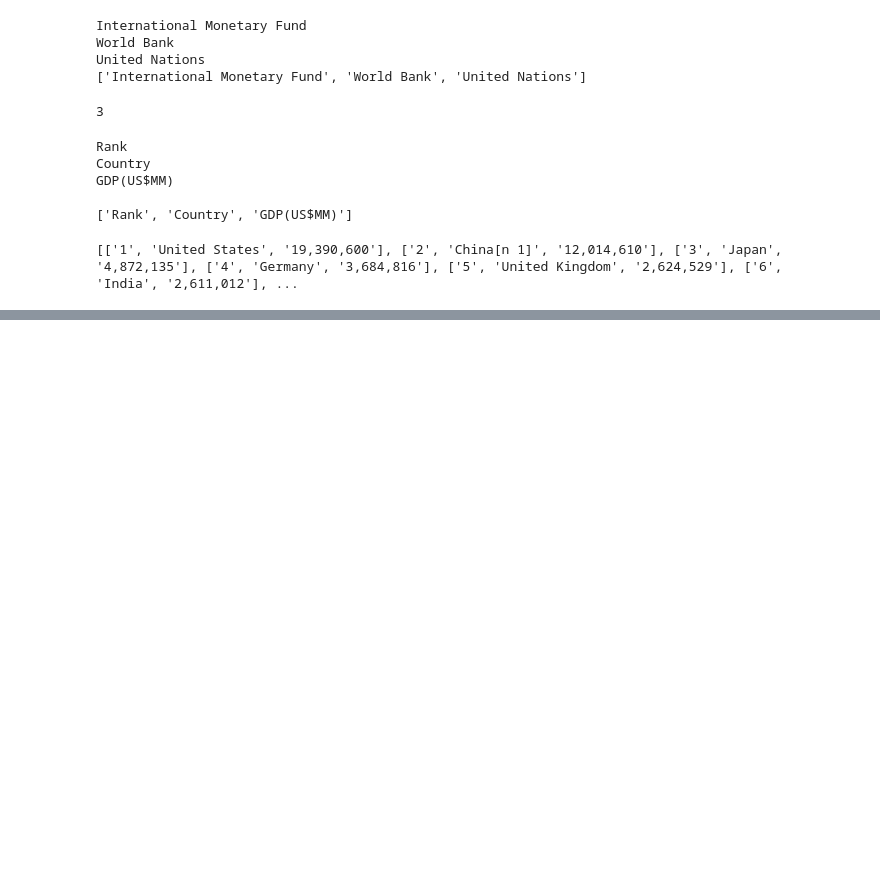
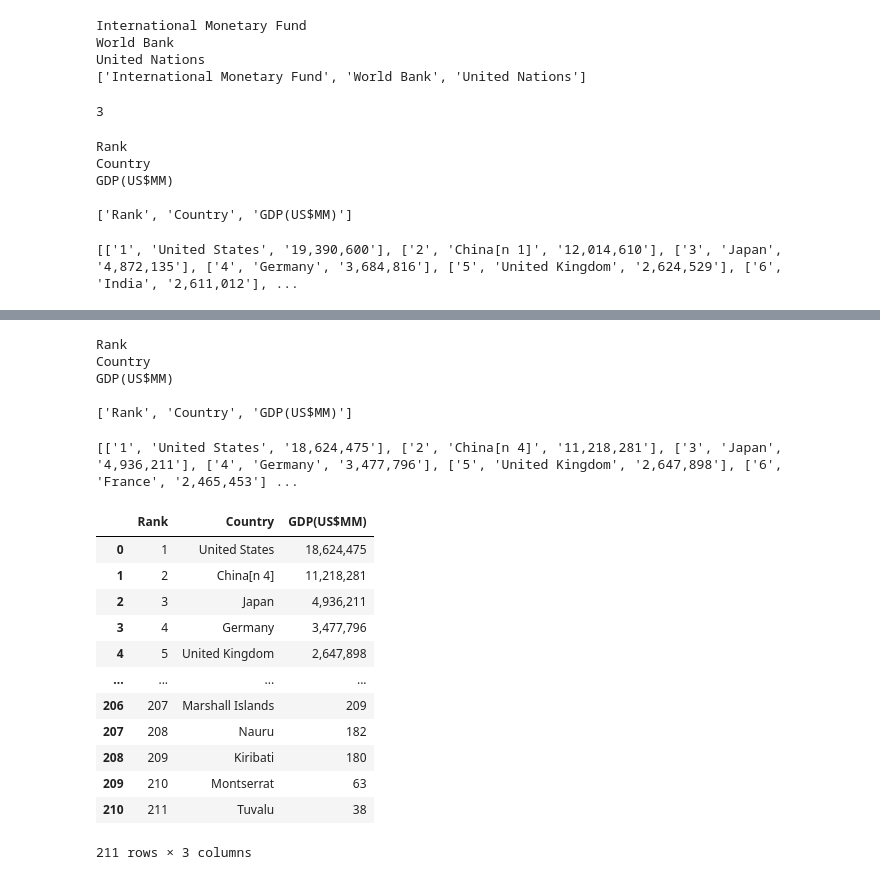
Before and after one commit to LincolnBrownBellevue/DSC540, a Jupyter notebook: Wks5-6/DSC540_Wks5&6_LincolnBrown.ipynb, the cells around one changed output, grey strips where cells are left out. Drawn from its saved outputs; the diff is of its cells as text; code cells hidden in the pictures; blank space fills up the shorter version.

```diff
--- a/Wks5-6/DSC540_Wks5&6_LincolnBrown.ipynb
+++ b/Wks5-6/DSC540_Wks5&6_LincolnBrown.ipynb
@@ -326,0 +357,41 @@ GDP(US$MM)
+# %%
+# Get third table's (un) headers
+un_data_table = data_tables[2][0]
+#print(imf_data_table)
+un_headers = []
+for header in un_data_table.thead:
+    print(header.text)
+    headers = header.text.split()
+    un_headers = headers
+
+print(un_headers)
+# %% [output]
+Rank
+Country
+GDP(US$MM)
+
+['Rank', 'Country', 'GDP(US$MM)']
+# %%
+# Get the data for the UN table
+un_rows = un_data_table.findAll('tr')
+un_data_rows1 = [[clean_gdp(index, td) for index, td in enumerate(tr.findAll('td'))] for tr in un_rows[2:]]
+print(un_data_rows1)
+# %% [output]
+[['1', 'United States', '18,624,475'], ['2', 'China[n 4]', '11,218,281'], ['3', 'Japan', '4,936,211'], ['4', 'Germany', '3,477,796'], ['5', 'United Kingdom', '2,647,898'], ['6', 'France', '2,465,453'] ...
+# %%
+un_df = pd.DataFrame(un_data_rows1, columns=un_headers)
+un_df
+# %% [output]
+|  | Rank | Country | GDP(US$MM) |
+| 0 | 1 | United States | 18,624,475 |
+| 1 | 2 | China[n 4] | 11,218,281 |
+| 2 | 3 | Japan | 4,936,211 |
+| 3 | 4 | Germany | 3,477,796 |
+| 4 | 5 | United Kingdom | 2,647,898 |
+| ... | ... | ... | ... |
+| 206 | 207 | Marshall Islands | 209 |
+| 207 | 208 | Nauru | 182 |
+| 208 | 209 | Kiribati | 180 |
+| 209 | 210 | Montserrat | 63 |
+| 210 | 211 | Tuvalu | 38 |
+211 rows × 3 columns
```
Also changed, not shown: parts of 15 cells of this notebook, 5 other files.
